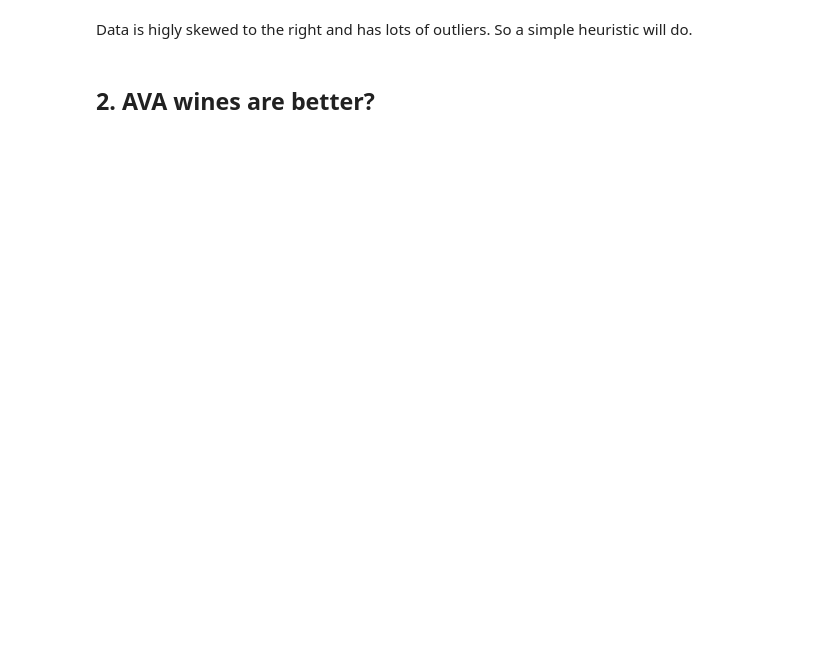
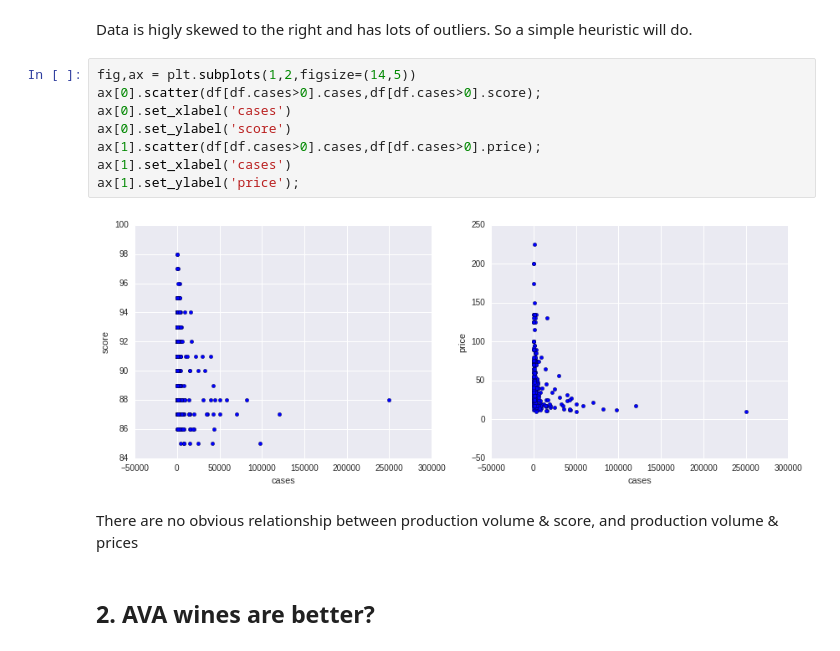
Before and after one commit to sametmarasli/Project_California_Wine, a Jupyter notebook: california_winedb.ipynb, the cells around one changed output. Saved outputs shown, nothing was run; the diff lists cells and outputs as text; blank space fills up the shorter version.

```diff
--- a/california_winedb.ipynb
+++ b/california_winedb.ipynb
@@ -570,4 +447,16 @@ plt.hist(df.cases[df.cases<10000],bins=30);
 # %% [markdown]
 Data is higly skewed to the right and has lots of outliers. So a simple heuristic will do.
+# %%
+fig,ax = plt.subplots(1,2,figsize=(14,5))
+ax[0].scatter(df[df.cases>0].cases,df[df.cases>0].score);
+ax[0].set_xlabel('cases')
+ax[0].set_ylabel('score')
+ax[1].scatter(df[df.cases>0].cases,df[df.cases>0].price);
+ax[1].set_xlabel('cases')
+ax[1].set_ylabel('price');
+# %% [output]
+[figure, added]
+# %% [markdown]
+There are no obvious relationship between production volume & score, and production volume & prices
 # %% [markdown]
 ## 2. AVA wines are better?
```
Also changed, not shown: parts of 75 cells of this notebook, 1 other file.
